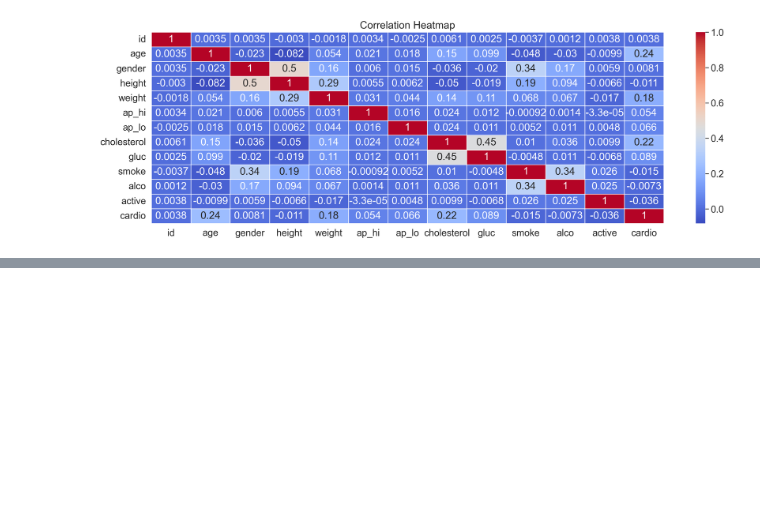
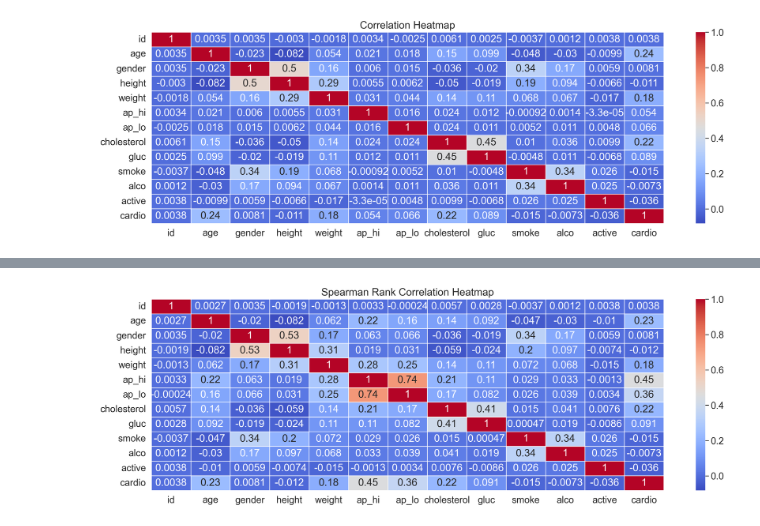
Before and after one commit to kennyho-code/mlcourse-ai, a Jupyter notebook: topic-2-assignment.ipynb, the cells around one changed output, grey strips where cells are left out. Saved outputs shown, nothing was run; the diff lists cells and outputs as text; code cells hidden in the pictures; blank space fills up the shorter version.

```diff
--- a/topic-2-assignment.ipynb
+++ b/topic-2-assignment.ipynb
@@ -320,0 +334,8 @@ ValueError: Can not reset the Axes. You are probably trying to reuse an artist i
+# %%
+corr_matrix = df.corr(method="spearman")
+plt.figure(figsize=(20, 6))
+sns.heatmap(corr_matrix, annot=True, cmap='coolwarm', linewidths=0.5)
+plt.title('Spearman Rank Correlation Heatmap')
+plt.show()
+# %% [output]
+[figure, added]
```
Also changed, not shown: parts of 6 cells of this notebook.
